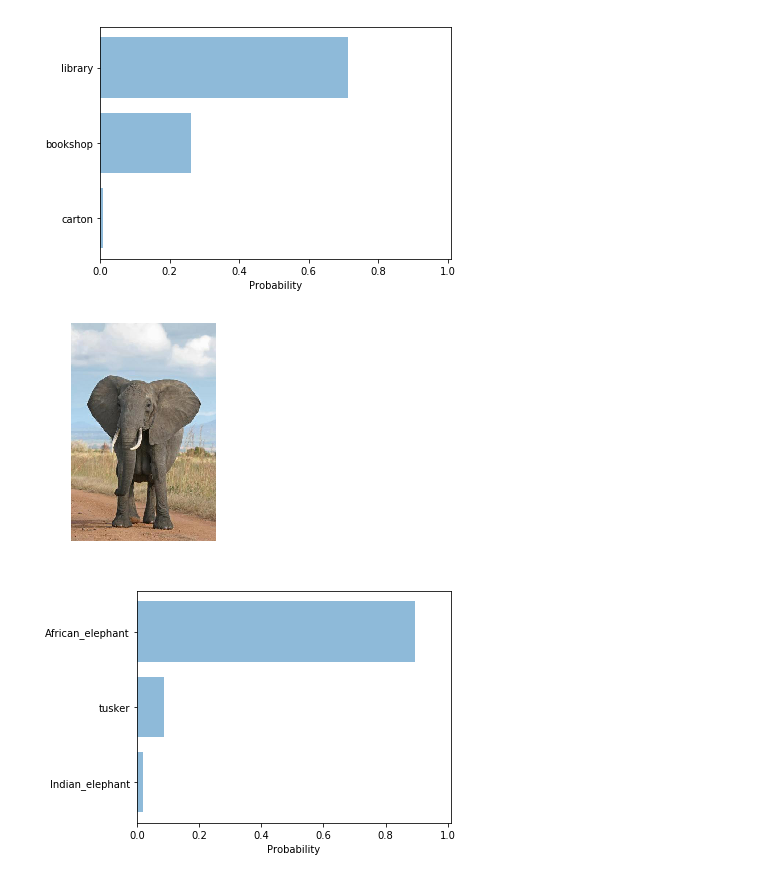
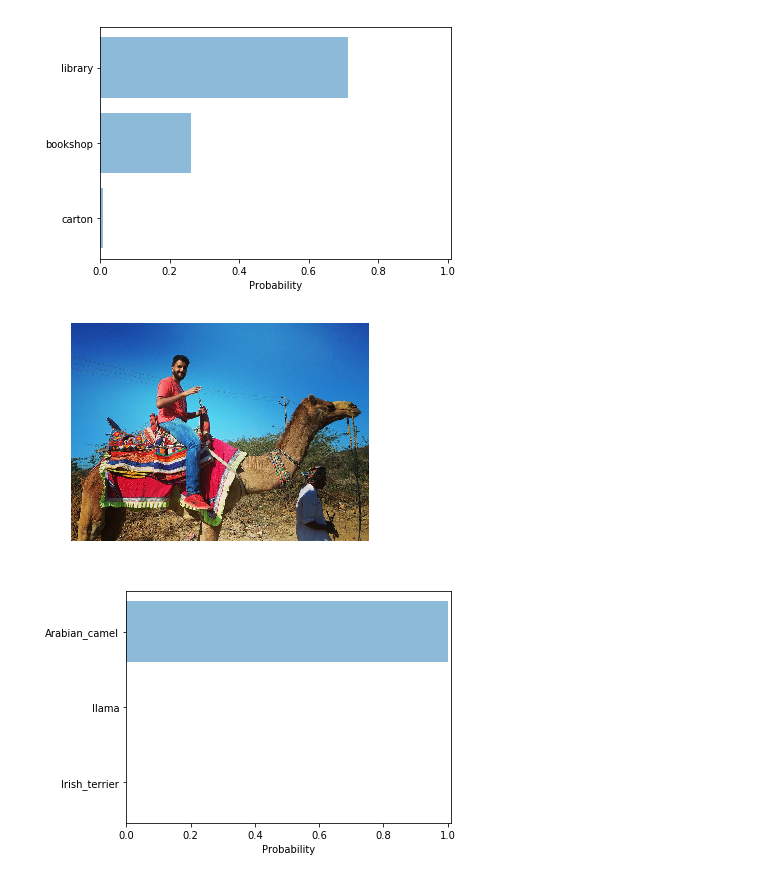
Before and after one commit to nikhilkuria/ml-mastery, a Jupyter notebook: examples/image-recognition-resnet/image-recognition-resnet.ipynb, the cells around one changed output. Saved outputs shown, nothing was run; the diff lists cells and outputs as text; code cells hidden in the pictures.

```diff
--- a/examples/image-recognition-resnet/image-recognition-resnet.ipynb
+++ b/examples/image-recognition-resnet/image-recognition-resnet.ipynb
@@ -66,12 +66,12 @@ plot_preds(img, preds)
 # %%
 #predict using image url
 
-image_url = "http://i.imgur.com/wpxMwsR.jpg"
+image_url = "https://bit.ly/2JqWHAF"
 
 response = requests.get(image_url)
 img = Image.open(BytesIO(response.content))
 preds = predict(model, img, target_size)
 plot_preds(img, preds)
 # %% [output]
-[figure, old version]
+[figure, new version]
-[figure, old version]
+[figure, new version]
```
Also changed, not shown: 1 other file.
